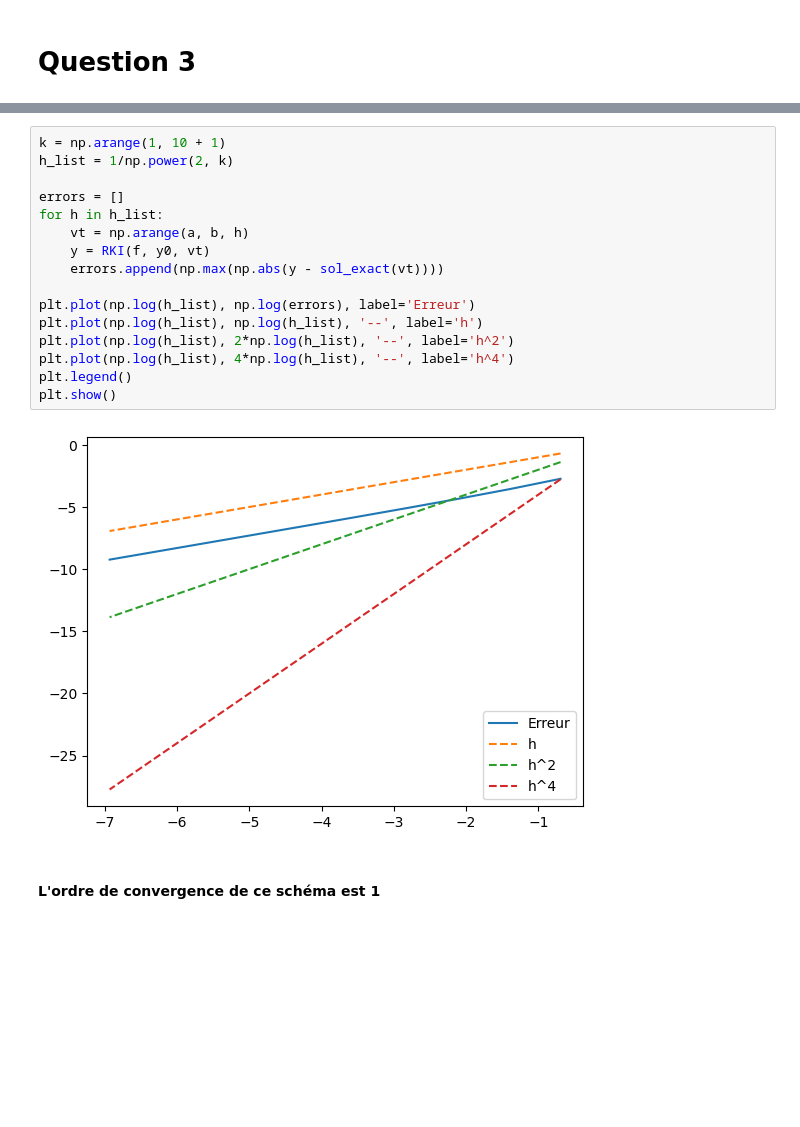
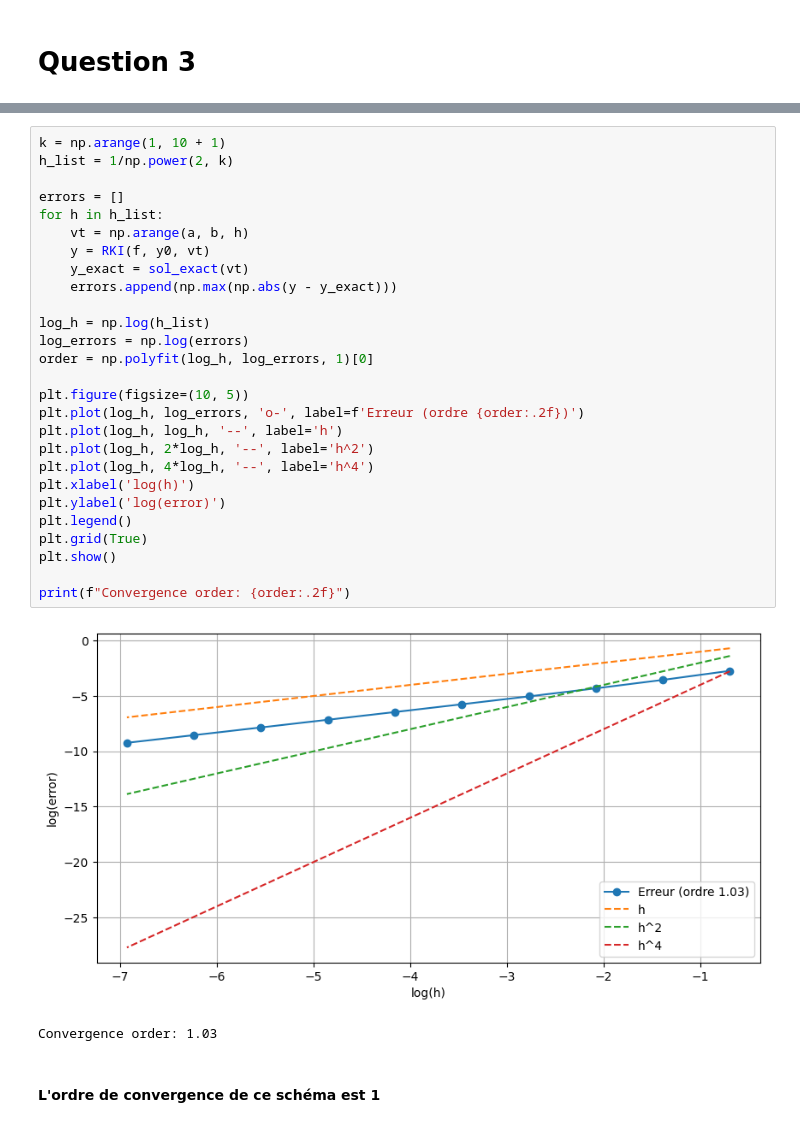
Before and after one commit to ArthurDanjou/ArtStudies, a Jupyter notebook: M1/Numerical Methods/TP_DANJOU_Arthur.ipynb, the cells around one changed output, grey strips where cells are left out. Drawn from its saved outputs; the diff is of its cells as text; blank space fills up the shorter version.

```diff
--- a/M1/Numerical Methods/TP_DANJOU_Arthur.ipynb
+++ b/M1/Numerical Methods/TP_DANJOU_Arthur.ipynb
@@ -133,21 +114,33 @@ plt.show()
 # %%
 k = np.arange(1, 10 + 1)
 h_list = 1/np.power(2, k)
 
 errors = []
 for h in h_list:
     vt = np.arange(a, b, h)
     y = RKI(f, y0, vt)
-    errors.append(np.max(np.abs(y - sol_exact(vt))))
+    y_exact = sol_exact(vt)
+    errors.append(np.max(np.abs(y - y_exact)))
 
-plt.plot(np.log(h_list), np.log(errors), label='Erreur')
-plt.plot(np.log(h_list), np.log(h_list), '--', label='h')
-plt.plot(np.log(h_list), 2*np.log(h_list), '--', label='h^2')
-plt.plot(np.log(h_list), 4*np.log(h_list), '--', label='h^4')
+log_h = np.log(h_list)
+log_errors = np.log(errors)
+order = np.polyfit(log_h, log_errors, 1)[0]
+
+plt.figure(figsize=(10, 5))
+plt.plot(log_h, log_errors, 'o-', label=f'Erreur (ordre {order:.2f})')
+plt.plot(log_h, log_h, '--', label='h')
+plt.plot(log_h, 2*log_h, '--', label='h^2')
+plt.plot(log_h, 4*log_h, '--', label='h^4')
+plt.xlabel('log(h)')
+plt.ylabel('log(error)')
 plt.legend()
+plt.grid(True)
 plt.show()
+
+print(f"Convergence order: {order:.2f}")
 # %% [output]
-[figure, old version]
+[figure, new version]
+Convergence order: 1.03
 # %% [markdown]
 #### L'ordre de convergence de ce schéma est **1**
 # %% [markdown]
```
Also changed, not shown: parts of 9 cells of this notebook, 1 other file.
